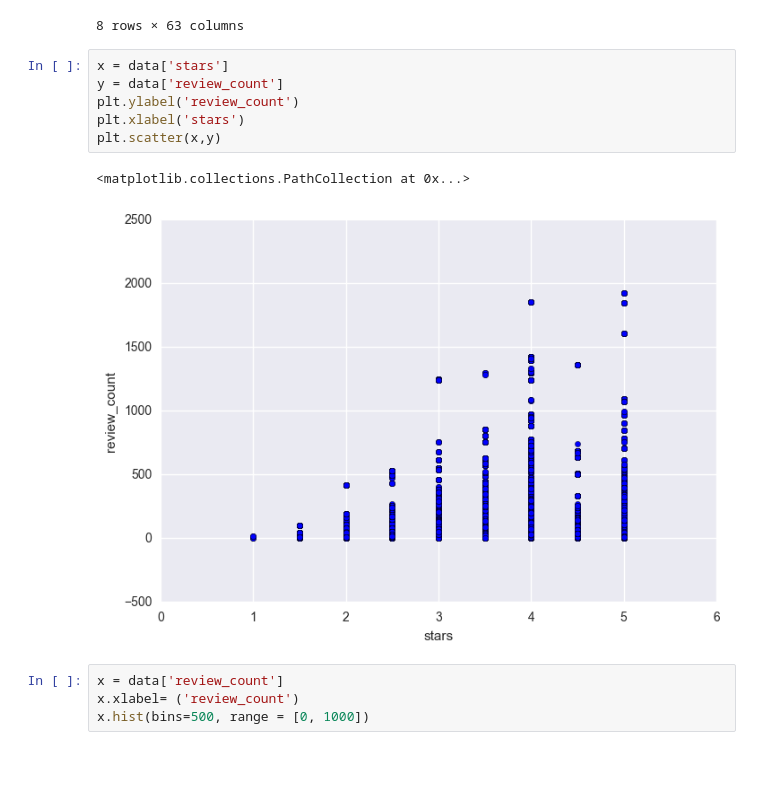
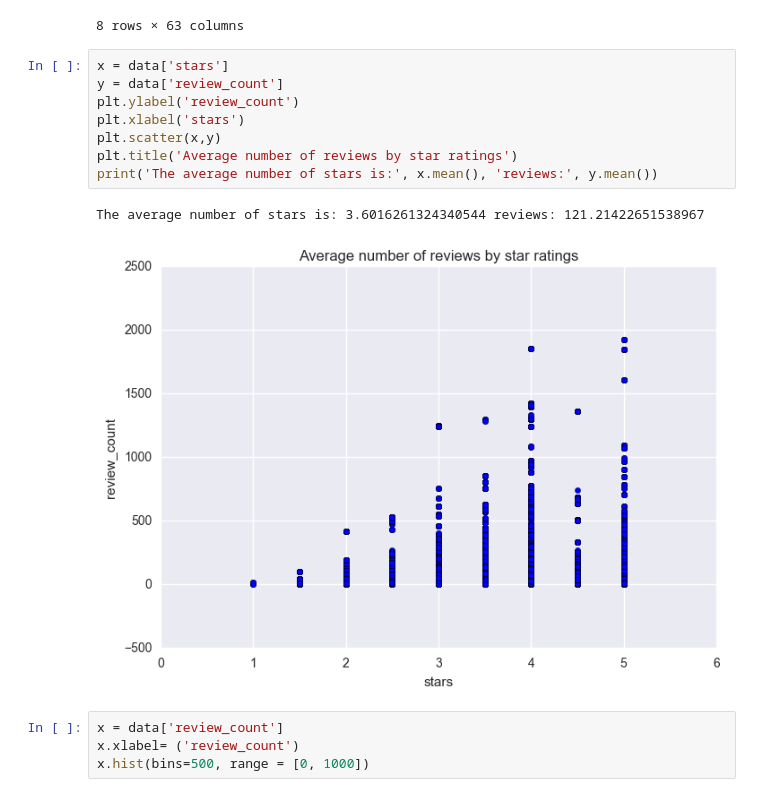
Before and after one commit to georgetown-analytics/restaurant-health, a Jupyter notebook: Inspection Regression Modeling.ipynb, the cells around one changed output. Saved outputs shown, nothing was run; the diff lists cells and outputs as text; blank space fills up the shorter version.

```diff
--- a/Inspection Regression Modeling.ipynb
+++ b/Inspection Regression Modeling.ipynb
@@ -65,12 +67,14 @@ data.describe()
 # %%
 x = data['stars']
 y = data['review_count']
 plt.ylabel('review_count')
 plt.xlabel('stars')
 plt.scatter(x,y)
+plt.title('Average number of reviews by star ratings')
+print('The average number of stars is:', x.mean(), 'reviews:', y.mean())
 # %% [output]
-<matplotlib.collections.PathCollection at 0x...>
+The average number of stars is: 3.6016261324340544 reviews: 121.21422651538967
-[figure, old version]
+[figure, new version]
 # %%
 x = data['review_count']
 x.xlabel= ('review_count')
```
Also changed, not shown: parts of 48 cells of this notebook.
